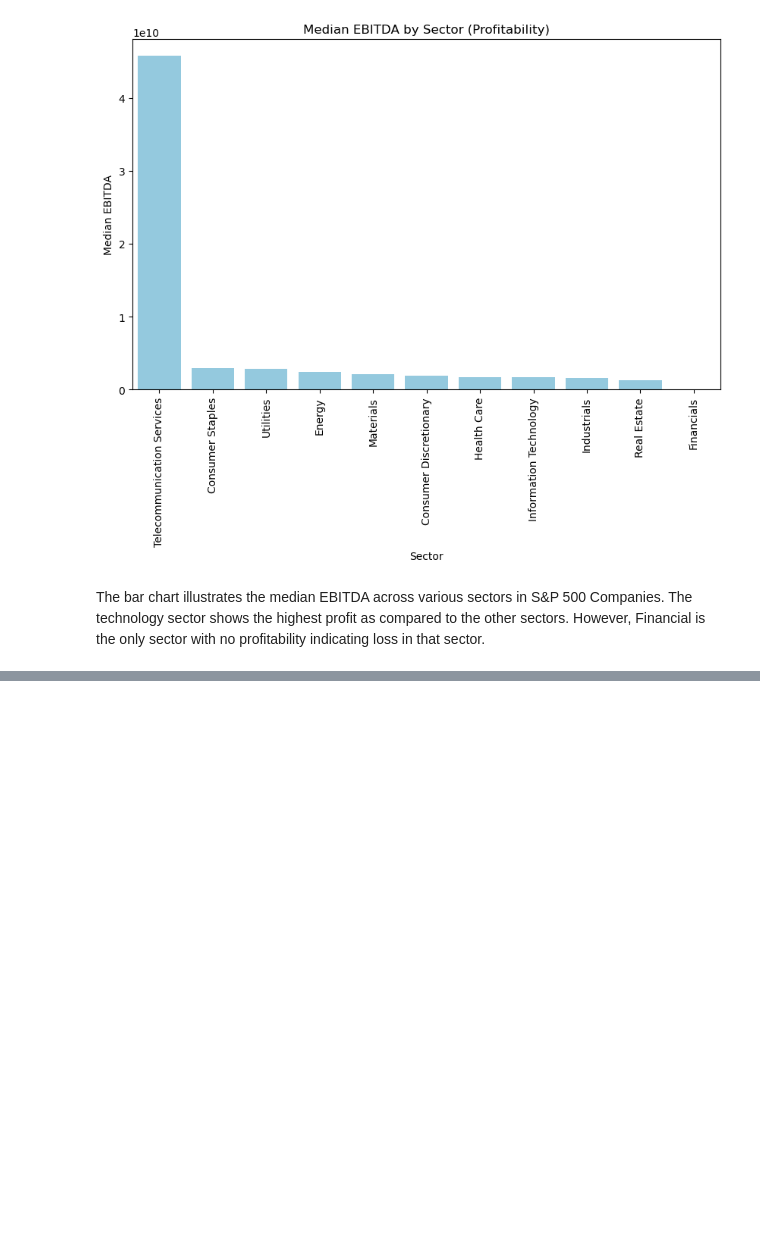
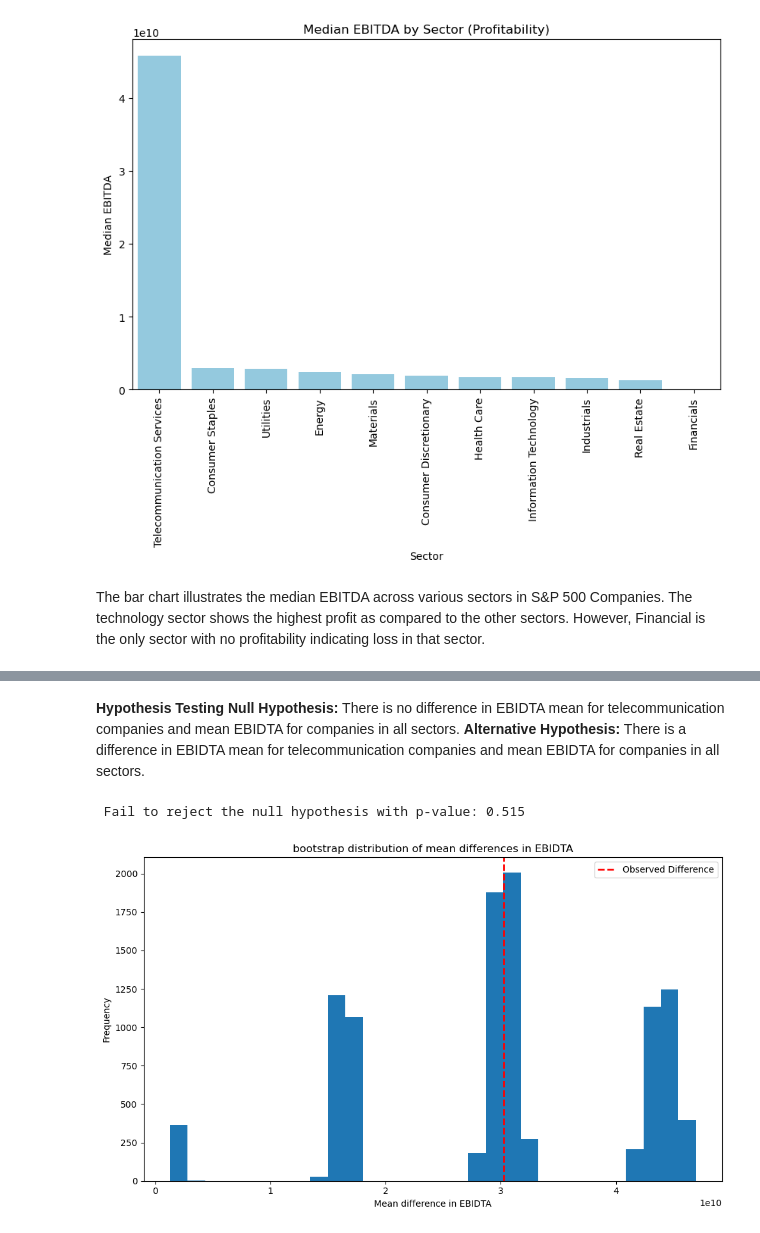
Before and after one commit to kavyakhanna/SP-500-Financial-Analysis, a Jupyter notebook: Analysis.ipynb, the cells around one changed output, grey strips where cells are left out. Cells and saved outputs as stored; diff of their text form; code cells hidden in the pictures; blank space fills up the shorter version.

Commit message:
bootstrapping

```diff
--- a/Analysis.ipynb
+++ b/Analysis.ipynb
@@ -94,0 +105,47 @@ The bar chart illustrates the median EBITDA across various sectors in S&P 500 Co
+# %% [markdown]
+**Hypothesis Testing**
+**Null Hypothesis:** There is no difference in EBIDTA mean for telecommunication companies and mean EBIDTA for companies in all sectors.
+**Alternative Hypothesis:** There is a difference in EBIDTA mean for telecommunication companies and mean EBIDTA for companies in all sectors.
+# %%
+#Saperate the telecommunication and all other sectors
+telecom_df=df[df['Sector']=='Telecommunication Services'].copy()
+all_sector_df=df[df['Sector']!='Telecommunication Services'].copy()
+
+#extract the EBIDTA values for both groups
+telecom_df_ebidta=telecom_df['EBITDA'].dropna().values
+all_sector_df_ebidta=all_sector_df['EBITDA'].dropna().values
+
+#calculate observed difference in means
+observed_diff=np.mean(telecom_df_ebidta)- np.mean(all_sector_df_ebidta)
+observed_diff
+
+#Bootstrap: Resample with replacement to estimate the sampling distribution
+num=10000
+boot_mean_diff=[]
+
+for i in range(num):
+    boot_telecom=np.random.choice(telecom_df_ebidta,size=len(telecom_df_ebidta),replace=True)
+    boot_others=np.random.choice(all_sector_df_ebidta,size=len(all_sector_df_ebidta),replace=True)
+    boot_mean_diff.append(np.mean(boot_telecom)- np.mean(boot_others))
+
+boot_mean_diff=np.array(boot_mean_diff)
+#calculate p-value
+p_value=np.sum(np.abs(boot_mean_diff)>=np.abs(observed_diff))/num
+if p_value <=0.05:
+    print(f'Reject the null hypothesis wiht p-value:{ p_value}')
+else:
+    print(f' Fail to reject the null hypothesis with p-value: {p_value}')
+
+#visualize the boootstrap distribution
+plt.figure(figsize=(10,6))
+plt.hist(boot_mean_diff, bins=30)
+plt.axvline(observed_diff,color='red',linestyle='dashed',linewidth=2,label='Observed Difference')
+plt.title('bootstrap distribution of mean differences in EBIDTA')
+plt.xlabel('Mean difference in EBIDTA')
+plt.ylabel('Frequency')
+plt.legend()
+plt.tight_layout()
+plt.show()
+# %% [output]
+ Fail to reject the null hypothesis with p-value: 0.515
+[figure, added]
```
Also changed, not shown: parts of 3 cells of this notebook.
